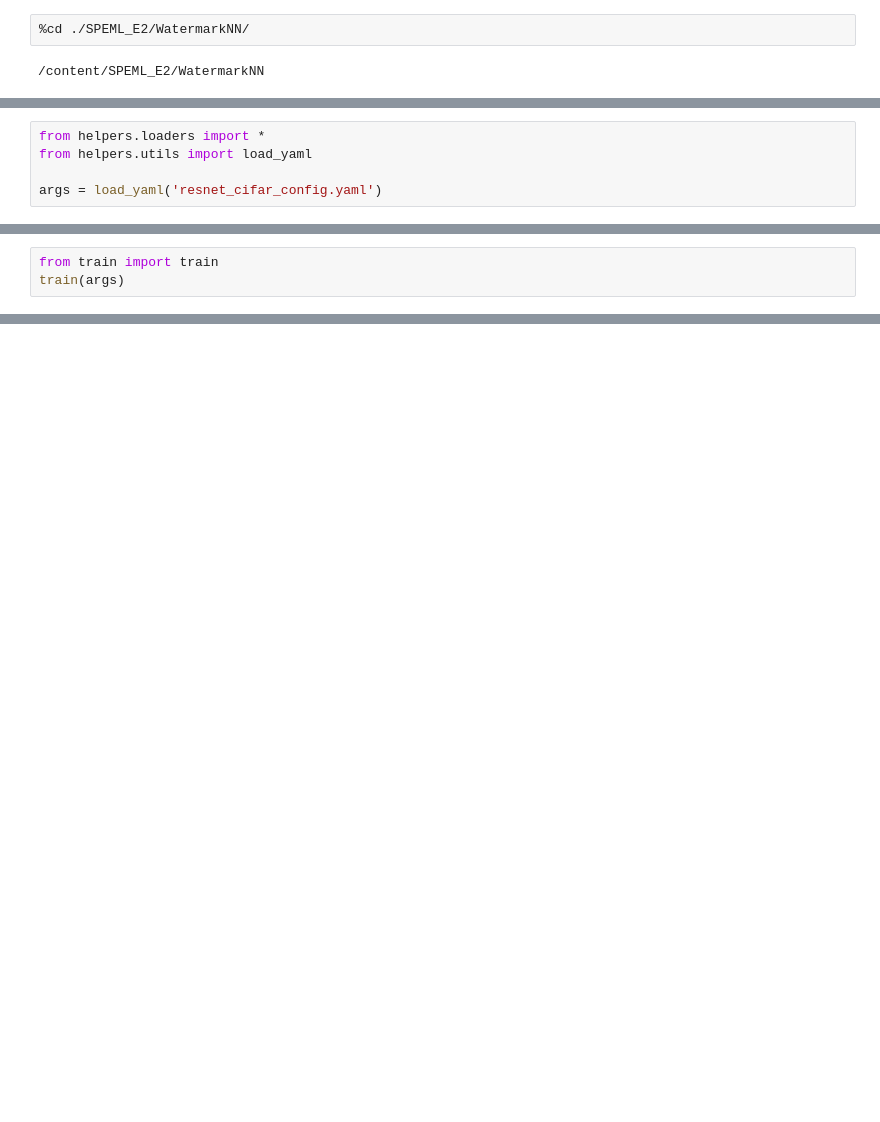
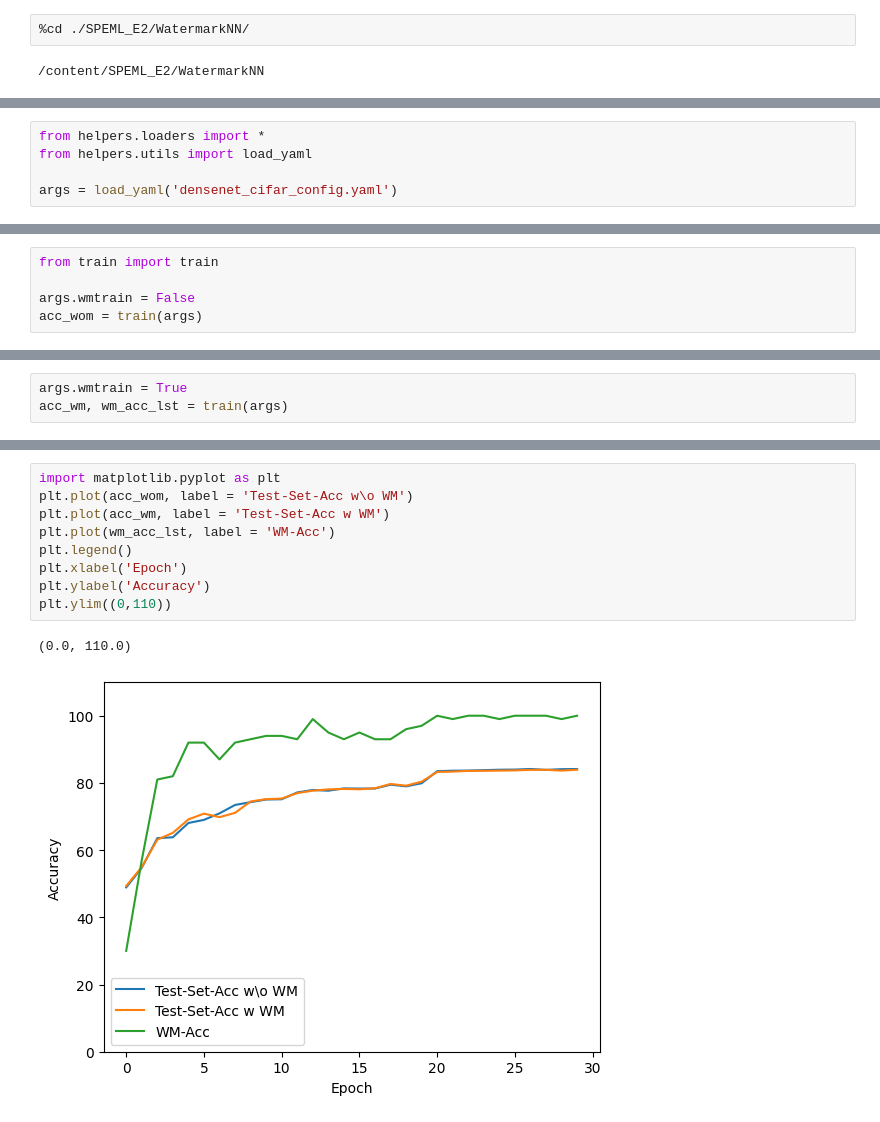
Before and after one commit to e11824496/SPEML_E2, a Jupyter notebook: watermarking_cifar.ipynb, the cells around one changed output, grey strips where cells are left out. Cells and saved outputs as stored; diff of their text form; blank space fills up the shorter version.

Commit message:
update notebooks with plots and text

```diff
--- a/watermarking_cifar.ipynb
+++ b/watermarking_cifar.ipynb
@@ -16,4 +35,4 @@ Resolving deltas: 100% (21/21), done.
 from helpers.loaders import *
 from helpers.utils import load_yaml
 
-args = load_yaml('resnet_cifar_config.yaml')
+args = load_yaml('densenet_cifar_config.yaml')
@@ -20,6 +43,8 @@ args = load_yaml('resnet_cifar_config.yaml')
 # %%
 from train import train
-train(args)
+
+args.wmtrain = False
+acc_wom = train(args)
 # %% [output]
 ==> Preparing data..
 Using CIFAR10 dataset.
@@ -56,0 +81,3 @@ Loading watermark images
+# %%
+args.wmtrain = True
+acc_wm, wm_acc_lst = train(args)
@@ -92,0 +151,12 @@ Loading watermark images
+# %%
+import matplotlib.pyplot as plt
+plt.plot(acc_wom, label = 'Test-Set-Acc w\o WM')
+plt.plot(acc_wm, label = 'Test-Set-Acc w WM')
+plt.plot(wm_acc_lst, label = 'WM-Acc')
+plt.legend()
+plt.xlabel('Epoch')
+plt.ylabel('Accuracy')
+plt.ylim((0,110))
+# %% [output]
+(0.0, 110.0)
+[figure, added]
```
Also changed, not shown: parts of 22 cells of this notebook, 3 other files.
